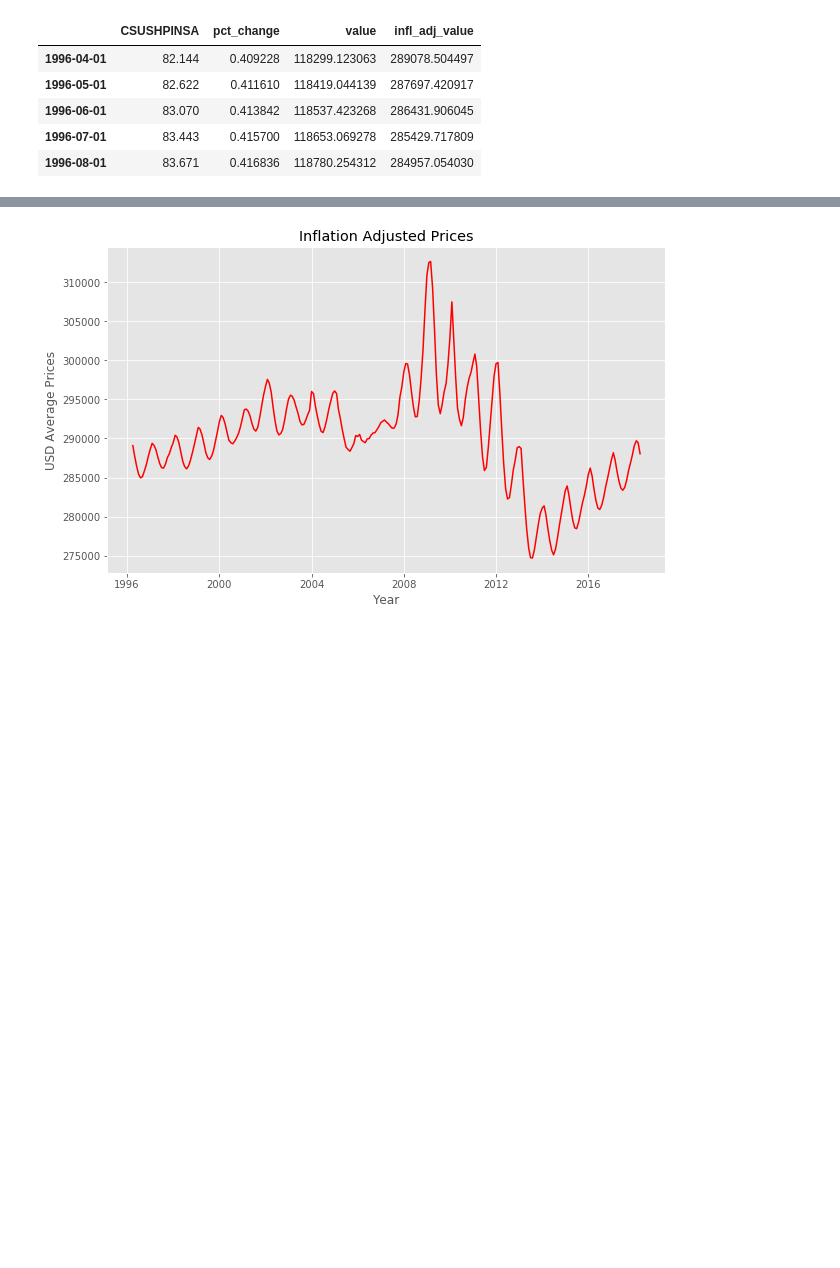
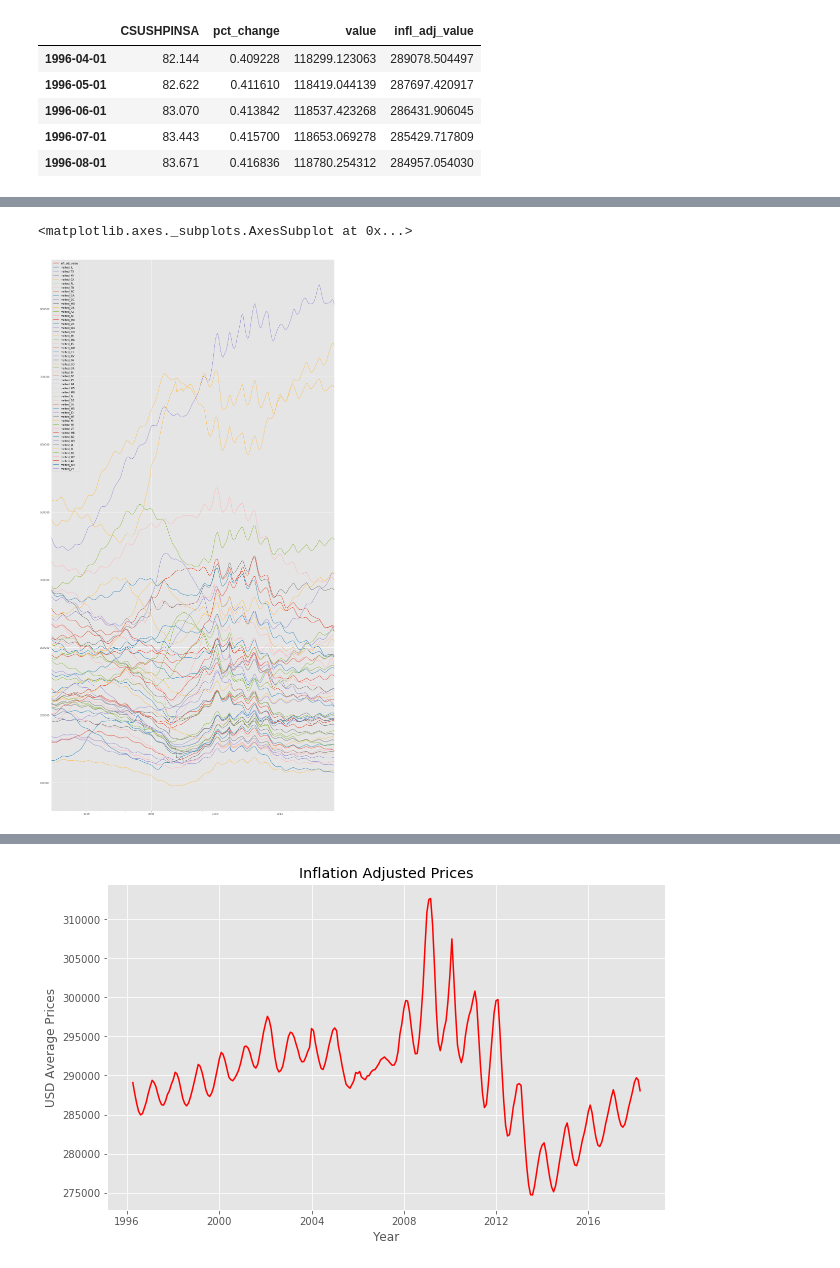
Before and after one commit to Ranykhalil/dsc-mod-4-project-v2-1-london-ds-02172020, a Jupyter notebook: time-series/Nav_notebook.ipynb, the cells around one changed output, grey strips where cells are left out. Drawn from its saved outputs; the diff is of its cells as text; code cells hidden in the pictures; blank space fills up the shorter version.

```diff
--- a/time-series/Nav_notebook.ipynb
+++ b/time-series/Nav_notebook.ipynb
@@ -269,0 +400,7 @@ inflation_merged.head()
+# %%
+state_melted_df_merged = pd.concat([inflation_merged, state_melted_df], axis=1)
+# %%
+state_melt_list = list(state_melted_df_merged)
+state_melt_list = state_melt_list[4:55]
+# %%
+state_melted_df_merged[state_melt_list] = state_melted_df_merged[state_melt_list].apply(lambda x: x/state_melted_df_merged['pct_change'])
@@ -269,0 +417,7 @@ inflation_merged.head()
+# %%
+state_melted_df_merged.drop(columns=['CSUSHPINSA','pct_change','value'], inplace=True)
+# %%
+state_melted_df_merged.plot(figsize=(20,40))
+# %% [output]
+<matplotlib.axes._subplots.AxesSubplot at 0x...>
+[figure, added]
```
Also changed, not shown: parts of 46 cells of this notebook.
